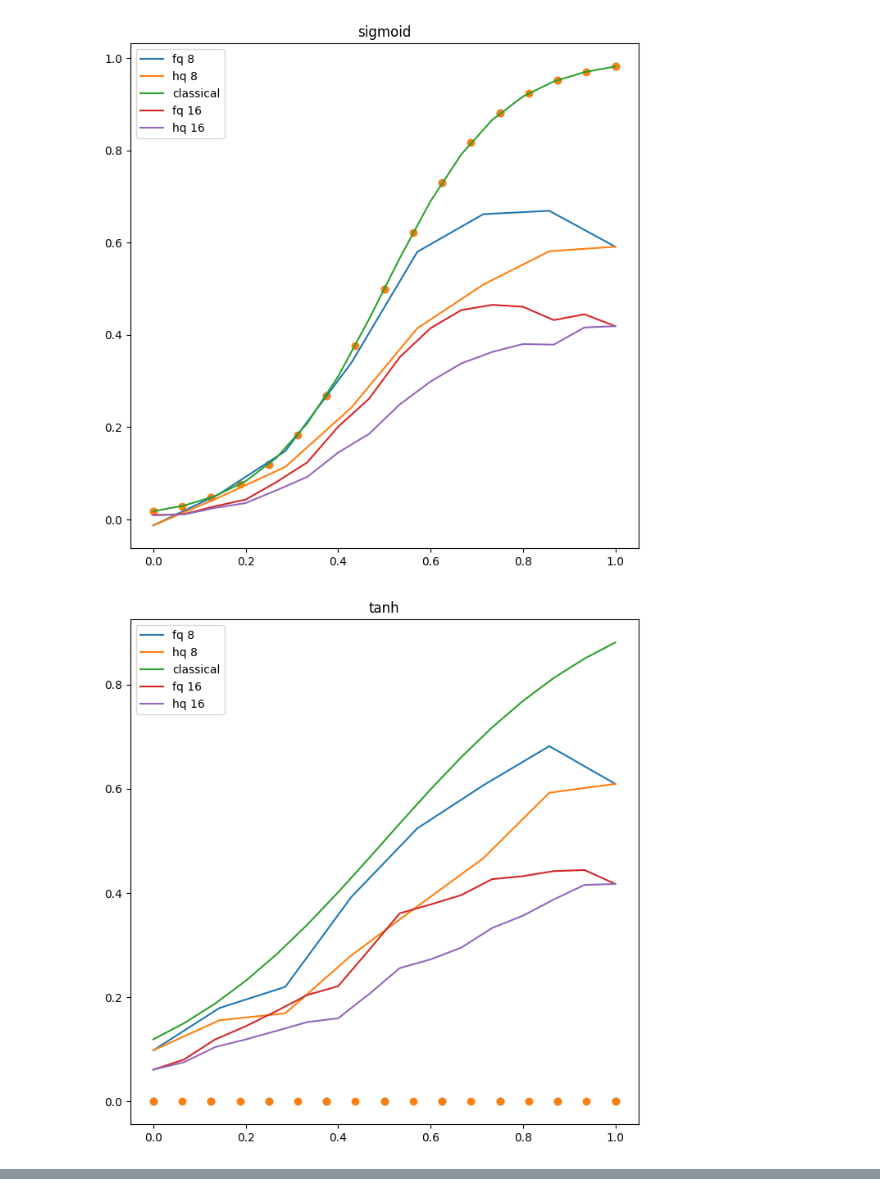
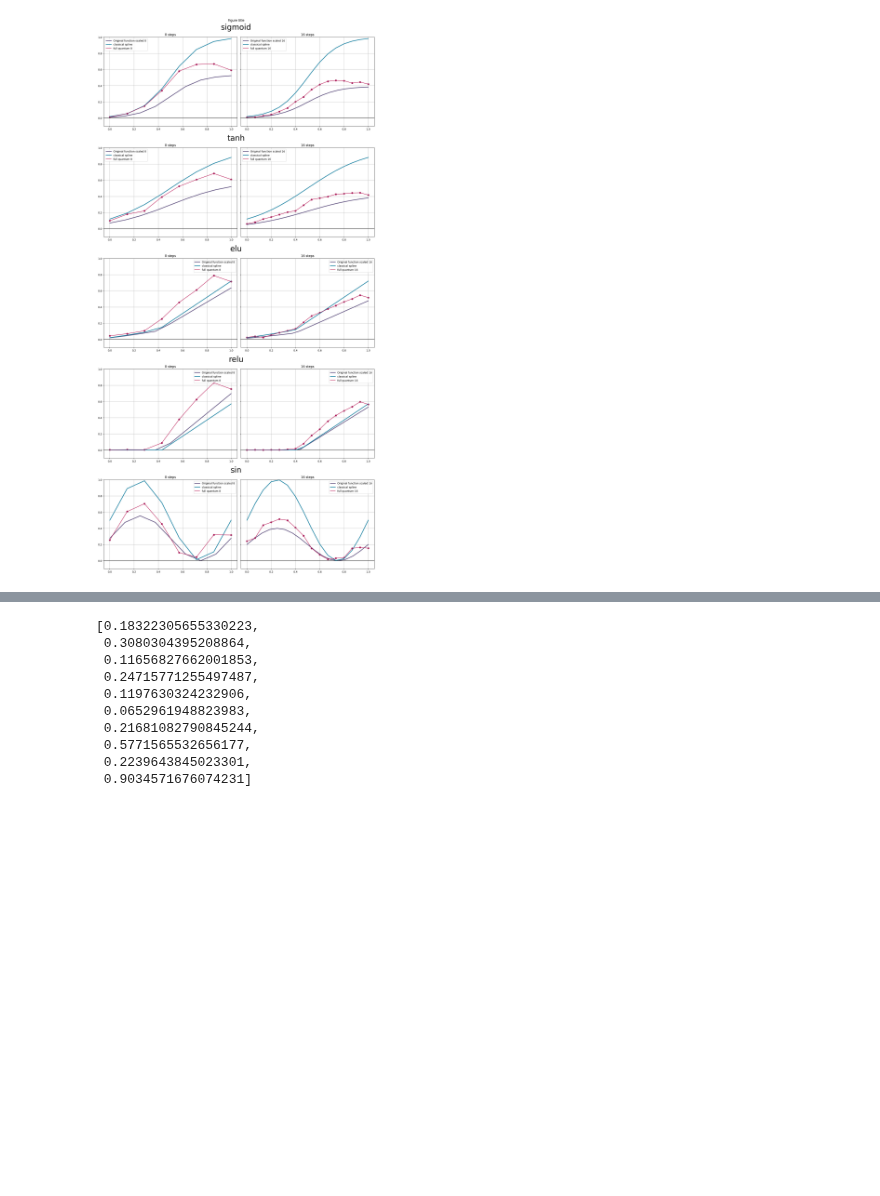
Before and after one commit to inajetovic/Variational-Quantum-Splines, a Jupyter notebook: tmp.ipynb, the cells around one changed output, grey strips where cells are left out. Cells and saved outputs as stored; diff of their text form; code cells hidden in the pictures; blank space fills up the shorter version.

```diff
--- a/tmp.ipynb
+++ b/tmp.ipynb
@@ -4,8 +4,11 @@ import seaborn as sns
 import pandas as pd
 import numpy as np
 from vqls import *
+from sklearn.metrics import
 from utils import *
 func_out = {'sigmoid': sigmoid_t,'tanh': tanh_t,'elu': elu_t, 'relu': relu_t, 'sin':sin_m}
 func_list = list(func_out.keys())
+func_dict = {'sigmoid': .0,'tanh': 1.0,'elu':.12, 'relu':.0, 'sin':.0}
+
 pnq = {'3':(3,8),
         '4':(4,16)}
@@ -15,0 +15,4 @@ NameError: name 'nq_i' is not defined
+# %%
+x = np.arange(-1,1, 10/1000).tolist()
+y = [tanh(a) for a in x]
+plt.plot(x,y)
@@ -58,50 +52,71 @@ df
 # %%
 #Manual interevention delete TODO
 # %%
+fig = plt.figure(constrained_layout=True, figsize=(15,30))
+fig.suptitle('Figure title')
+axE = fig.subfigures(5,1,  )
+j = 0
+rss=[]
 for flab, fun in func_out.items():
+    axE[j].suptitle(f'{flab}',fontsize=30)
+
+    ax = axE[j].subplots(nrows=1, ncols=2, sharey=True,)
+
+    ax[0].set_ylim(-0.1,1)
+
+    j-=-1
     dl = df[df['function'] == flab]
-    plt.figure(figsize=(8,8))
-
-    for _, el in dl.iterrows():
+    dl.reset_index(drop=True, inplace=True)
+    #x = np.linspace(0, 1, 16).tolist()
+    #for el in x:
+    #    plt.axvline(el, color = '#993333', alpha=0.2)
+    #x = np.linspace(0, 1, 8).tolist()
+    #for el in x:
+    #    plt.axvline(el, color = '#b300b3', alpha=0.2)
+    for i, el in dl.iterrows():
         lower = 0.
         upper = 1.
-        f_i = 0.0
+        f_i = func_dict[flab]
         scaled=False
         label = flab
         n_step = el.knot
         x = np.arange(lower, upper + .03, (upper-lower)/n_step).tolist()
         xx = np.linspace(lower, upper, n_step) ##inputs sampling in the interval 0,1
         y = [fun(value,f_i) for value in x]
 
-        if scaled:
-            norm = np.linalg.norm(y)
-            y = y / norm
-        plt.scatter(x, y)
+        tck=splrep(x,y,k=1) #coeffs
+        norm = np.linalg.norm(y)
+        y = y / norm
+        ax[i].plot(np.linspace(0,1,len(y)),y, label=f"Original function scaled {n_step}", color = '#5c4d7d',linewidth=2.5)
 
-        tck=splrep(x,y,k=1) #coeffs
+        ax[i].axhline(0, color="#222222")
         matrix,vector,v_norm = GeneralizedVQS_System(n_step,label,x,xx,scaled=scaled)
 
         vqls_circuit = VQLS(matrix,v_norm,el['nq'],opt='COBYLA')
 
         c = np.linalg.solve(matrix,vector)
 
         y_c=np.dot(matrix,c) #classic
-        if n_step == 16:
-            plt.plot(np.linspace(0,1,len(y_c)),y_c, label="classical")
+        ax[i].plot(np.linspace(0,1,len(y_c)),y_c, label="classical spline", color = '#1780a1',linewidth=2.5)
 
         y_fq=[]
         q = vqls_circuit.solution(el['weights']).real
         y_q=np.dot(matrix,q) #hybrid
                         #Quantum
 
         for a in matrix:
             y_fq.append(vqls_circuit.direct_prod2(el['weights'],a))
-        plt.plot(np.linspace(0,1,len(y_fq)),(y_fq), label= f"fq {n_step}")
-        plt.plot(np.linspace(0,1,len(y_fq)),(y_q), label= f"hq {n_step}")
-    plt.title(flab)
-    plt.legend()
-    #plt.savefig(f'{file_path[:-5]}.png')
-    plt.show()
+        rss.append(math.sqrt(np.square(np.subtract(y_c,y_fq)).mean()))
+        colorl = '#b7094c'
+        colors = '#a01a58'
+        ax[i].plot(np.linspace(0,1,len(y_fq)),np.abs(y_fq),label= f"full quantum {n_step}", color=colorl)
+        ax[i].scatter(np.linspace(0,1,len(y_fq)),np.abs(y_fq), color=colors)
+        #plt.scatter(np.linspace(0,1,len(y_fq)),(y_q), label= f"hq {n_step}", color='blue')
+        #plt.plot(np.linspace(0,1,len(y_fq)),(y_q), label= f"hq {n_step}", color='blue')
+        ax[i].set_title(f'{n_step} steps')
+        ax[i].legend()
+        ax[i].grid()
+plt.savefig(f'full_plots.png')
+plt.show()
 # %% [output]
-[figure, old version]
+[figure, new version]
-[figure, removed]
@@ -110,0 +123,13 @@ for flab, fun in func_out.items():
+# %%
+rss
+# %% [output]
+[0.18322305655330223,
+ 0.3080304395208864,
+ 0.11656827662001853,
+ 0.24715771255497487,
+ 0.1197630324232906,
+ 0.0652961948823983,
+ 0.21681082790845244,
+ 0.5771565532656177,
+ 0.2239643845023301,
+ 0.9034571676074231]
```
Also changed, not shown: parts of 5 cells of this notebook, 1 other file.
